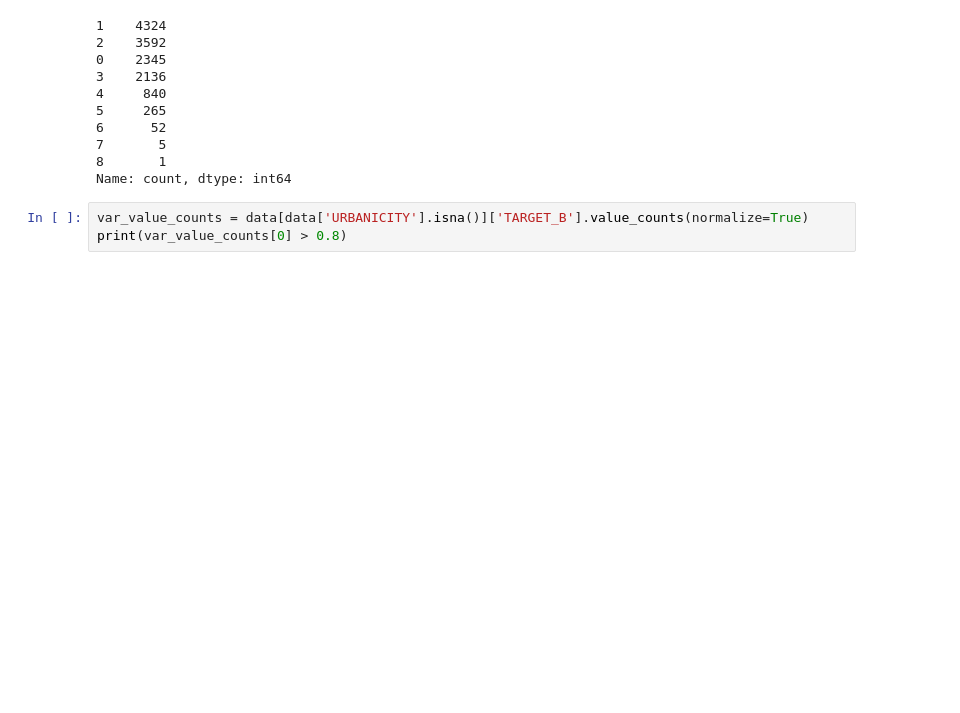
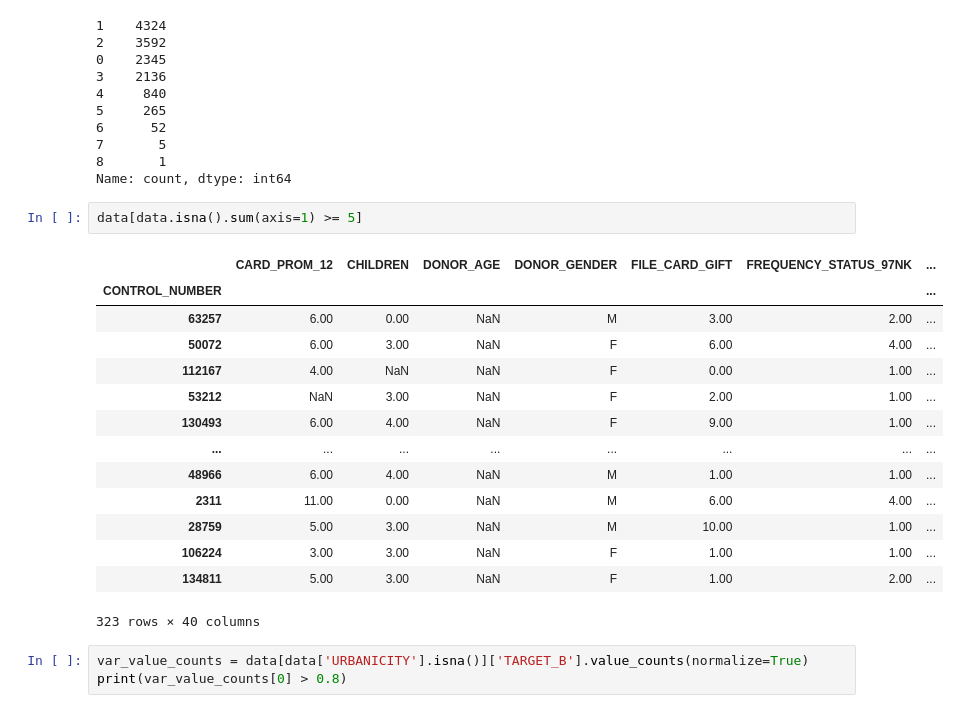
Before and after one commit to Dinis239/DM2_Project, a Jupyter notebook: EDA/test.ipynb, the cells around one changed output. Cells and saved outputs as stored; diff of their text form; blank space fills up the shorter version.

```diff
--- a/EDA/test.ipynb
+++ b/EDA/test.ipynb
@@ -352,6 +310,23 @@ data.isna().sum(axis=1).value_counts()
 7       5
 8       1
 Name: count, dtype: int64
+# %%
+data[data.isna().sum(axis=1) >= 5]
+# %% [output]
+|  | CARD_PROM_12 | CHILDREN | DONOR_AGE | DONOR_GENDER | FILE_CARD_GIFT | FREQUENCY_STATUS_97NK | ... |
+| CONTROL_NUMBER |  |  |  |  |  |  | ... |
+| 63257 | 6.00 | 0.00 | NaN | M | 3.00 | 2.00 | ... |
+| 50072 | 6.00 | 3.00 | NaN | F | 6.00 | 4.00 | ... |
+| 112167 | 4.00 | NaN | NaN | F | 0.00 | 1.00 | ... |
+| 53212 | NaN | 3.00 | NaN | F | 2.00 | 1.00 | ... |
+| 130493 | 6.00 | 4.00 | NaN | F | 9.00 | 1.00 | ... |
+| ... | ... | ... | ... | ... | ... | ... | ... |
+| 48966 | 6.00 | 4.00 | NaN | M | 1.00 | 1.00 | ... |
+| 2311 | 11.00 | 0.00 | NaN | M | 6.00 | 4.00 | ... |
+| 28759 | 5.00 | 3.00 | NaN | M | 10.00 | 1.00 | ... |
+| 106224 | 3.00 | 3.00 | NaN | F | 1.00 | 1.00 | ... |
+| 134811 | 5.00 | 3.00 | NaN | F | 1.00 | 2.00 | ... |
+323 rows × 40 columns
 # %%
 var_value_counts = data[data['URBANICITY'].isna()]['TARGET_B'].value_counts(normalize=True)
 print(var_value_counts[0] > 0.8)
```
Also changed, not shown: parts of 23 cells of this notebook, 3 other files.
